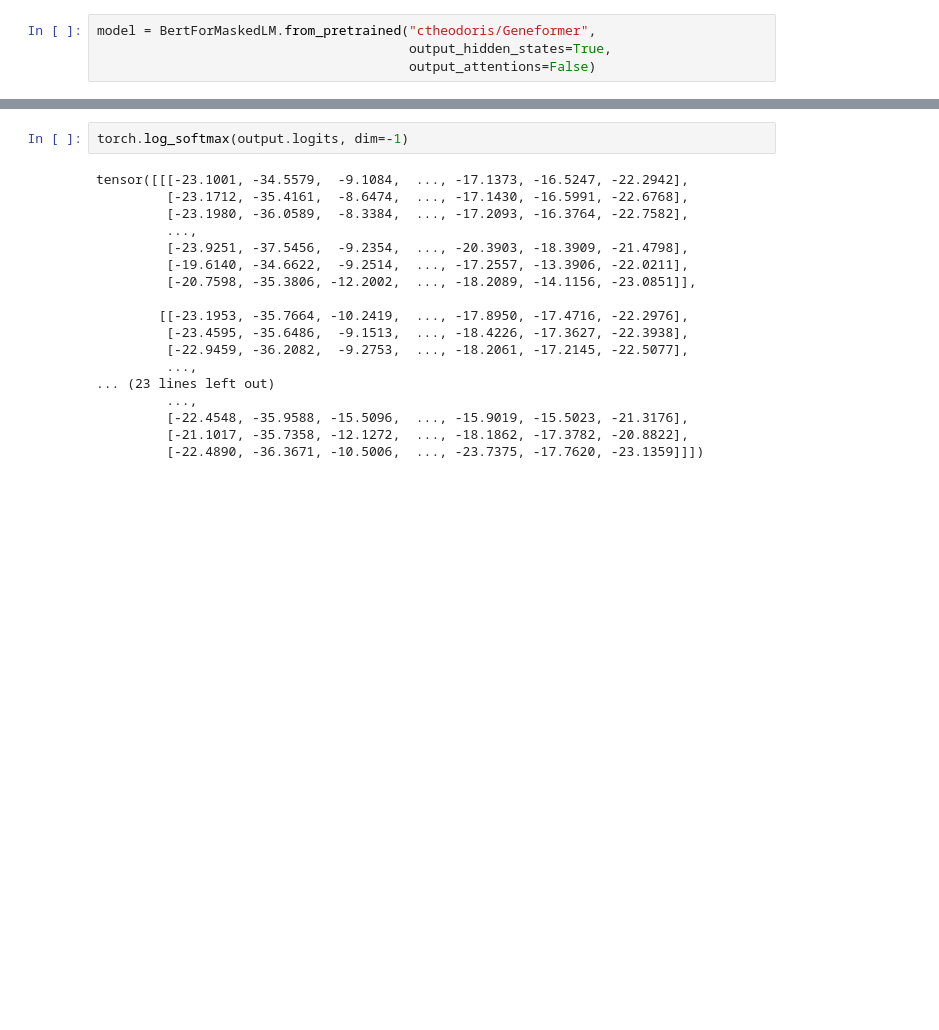
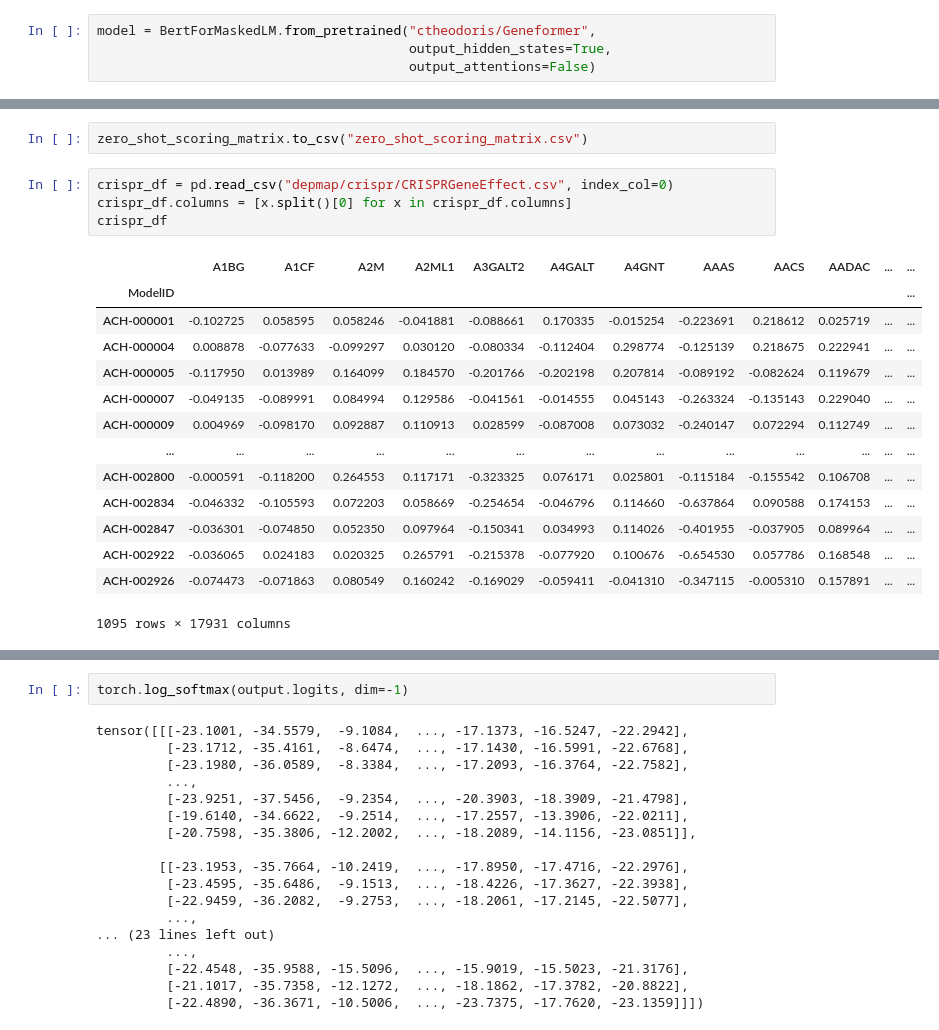
Before and after one commit to dimenwarper/gexpfoundation_hackathon, a Jupyter notebook: perturbation_poc.ipynb, the cells around one changed output, grey strips where cells are left out. Drawn from its saved outputs; the diff is of its cells as text; blank space fills up the shorter version.

```diff
--- a/perturbation_poc.ipynb
+++ b/perturbation_poc.ipynb
@@ -267,0 +370,21 @@ tensor([[20391, 11958, 20794,  ...,  5117,  2812,  4699],
+# %%
+zero_shot_scoring_matrix.to_csv("zero_shot_scoring_matrix.csv")
+# %%
+crispr_df = pd.read_csv("depmap/crispr/CRISPRGeneEffect.csv", index_col=0)
+crispr_df.columns = [x.split()[0] for x in crispr_df.columns]
+crispr_df
+# %% [output]
+|  | A1BG | A1CF | A2M | A2ML1 | A3GALT2 | A4GALT | A4GNT | AAAS | AACS | AADAC | ... | ... |
+| ModelID |  |  |  |  |  |  |  |  |  |  |  | ... |
+| ACH-000001 | -0.102725 | 0.058595 | 0.058246 | -0.041881 | -0.088661 | 0.170335 | -0.015254 | -0.223691 | 0.218612 | 0.025719 | ... | ... |
+| ACH-000004 | 0.008878 | -0.077633 | -0.099297 | 0.030120 | -0.080334 | -0.112404 | 0.298774 | -0.125139 | 0.218675 | 0.222941 | ... | ... |
+| ACH-000005 | -0.117950 | 0.013989 | 0.164099 | 0.184570 | -0.201766 | -0.202198 | 0.207814 | -0.089192 | -0.082624 | 0.119679 | ... | ... |
+| ACH-000007 | -0.049135 | -0.089991 | 0.084994 | 0.129586 | -0.041561 | -0.014555 | 0.045143 | -0.263324 | -0.135143 | 0.229040 | ... | ... |
+| ACH-000009 | 0.004969 | -0.098170 | 0.092887 | 0.110913 | 0.028599 | -0.087008 | 0.073032 | -0.240147 | 0.072294 | 0.112749 | ... | ... |
+| ... | ... | ... | ... | ... | ... | ... | ... | ... | ... | ... | ... | ... |
+| ACH-002800 | -0.000591 | -0.118200 | 0.264553 | 0.117171 | -0.323325 | 0.076171 | 0.025801 | -0.115184 | -0.155542 | 0.106708 | ... | ... |
+| ACH-002834 | -0.046332 | -0.105593 | 0.072203 | 0.058669 | -0.254654 | -0.046796 | 0.114660 | -0.637864 | 0.090588 | 0.174153 | ... | ... |
+| ACH-002847 | -0.036301 | -0.074850 | 0.052350 | 0.097964 | -0.150341 | 0.034993 | 0.114026 | -0.401955 | -0.037905 | 0.089964 | ... | ... |
+| ACH-002922 | -0.036065 | 0.024183 | 0.020325 | 0.265791 | -0.215378 | -0.077920 | 0.100676 | -0.654530 | 0.057786 | 0.168548 | ... | ... |
+| ACH-002926 | -0.074473 | -0.071863 | 0.080549 | 0.160242 | -0.169029 | -0.059411 | -0.041310 | -0.347115 | -0.005310 | 0.157891 | ... | ... |
+1095 rows × 17931 columns
```
Also changed, not shown: parts of 13 cells of this notebook, 1 other file.
